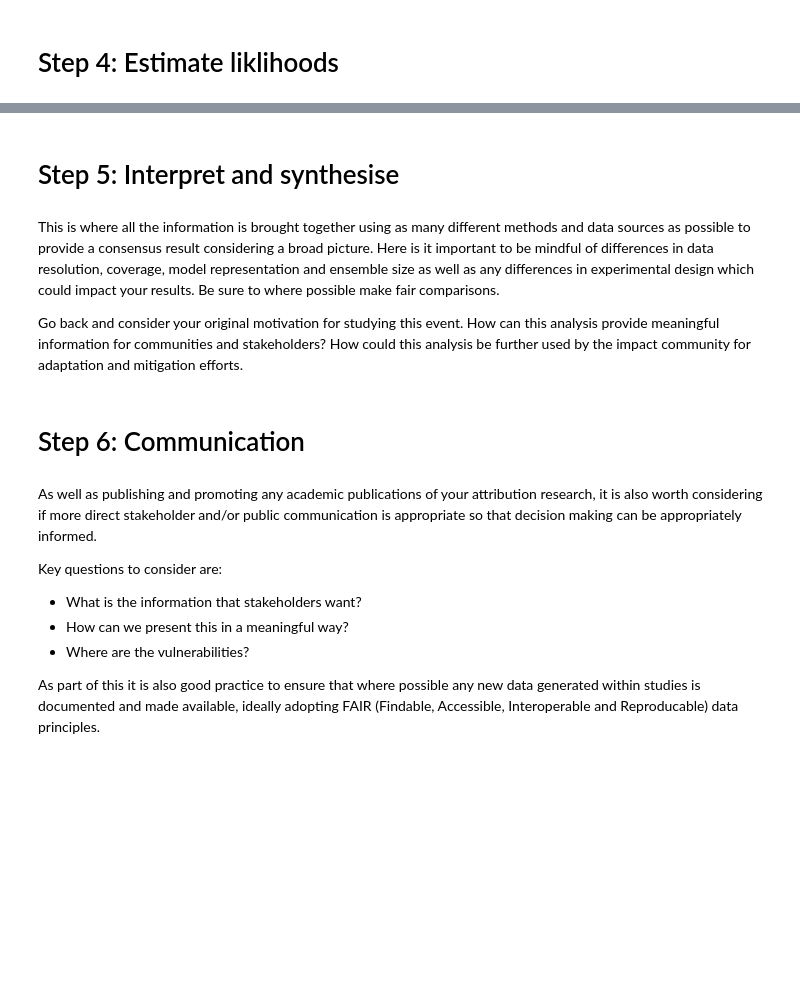
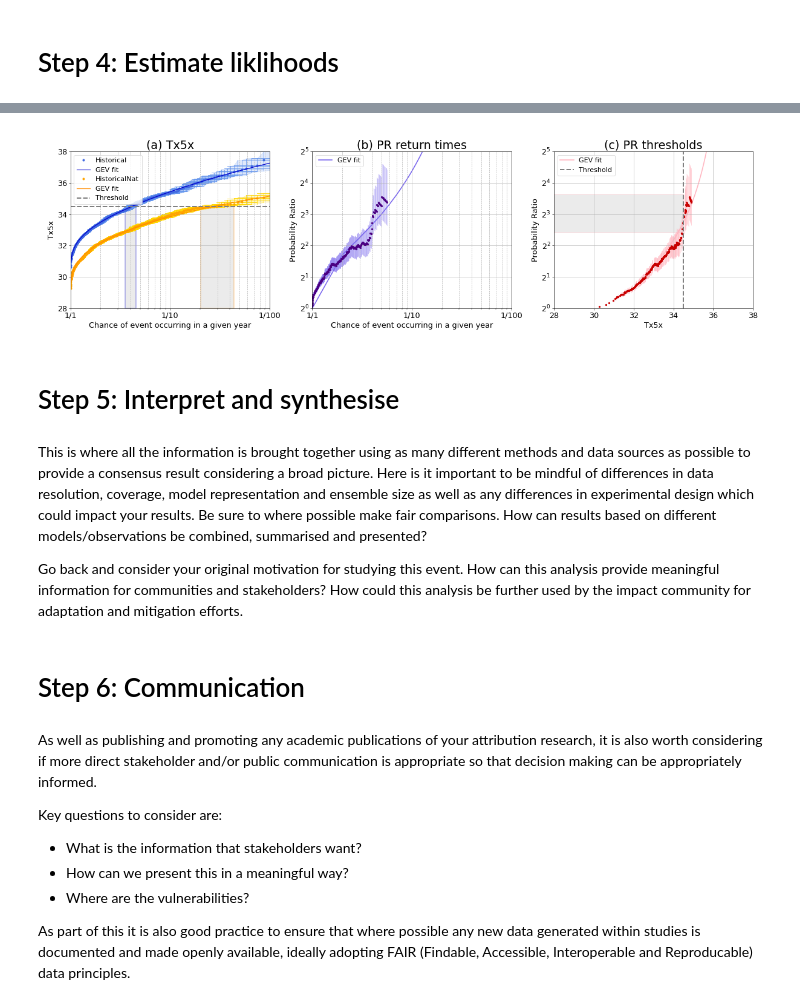
Before and after one commit to snsparrow/Attribution_workshop, a Jupyter notebook: Attribution.ipynb, the cells around one changed output, grey strips where cells are left out. Cells and saved outputs as stored; diff of their text form; code cells hidden in the pictures; blank space fills up the shorter version.

```diff
--- a/Attribution.ipynb
+++ b/Attribution.ipynb
@@ -147,7 +183,12 @@ As outlined in [Otto 2017](https://www.annualreviews.org/doi/full/10.1146/annure
+# %%
+from IPython.display import Image
+Image('/content/Attribution_workshop/Return_time_PR_Tx5x.png')
+# %% [output]
+[figure, added]
 # %% [markdown]
 # Step 5: Interpret and synthesise
 # %% [markdown]
-This is where all the information is brought together using as many different methods and data sources as possible to provide a consensus result considering a broad picture.  Here is it important to be mindful of differences in data resolution, coverage, model representation and ensemble size as well as any differences in experimental design which could impact your results.  Be sure to where possible make fair comparisons.
+This is where all the information is brought together using as many different methods and data sources as possible to provide a consensus result considering a broad picture.  Here is it important to be mindful of differences in data resolution, coverage, model representation and ensemble size as well as any differences in experimental design which could impact your results.  Be sure to where possible make fair comparisons. How can results based on different models/observations be combined, summarised and presented?
 
 Go back and consider your original motivation for studying this event.  How can this analysis provide meaningful information for communities and stakeholders?  How could this analysis be further used by the impact community for adaptation and mitigation efforts.
 # %% [markdown]
@@ -163,4 +204,4 @@ Key questions to consider are:
 *   Where are the vulnerabilities?
 
 
-As part of this it is also good practice to ensure that where possible any new data generated within studies is documented and made available, ideally adopting FAIR (Findable, Accessible, Interoperable and Reproducable) data principles.
+As part of this it is also good practice to ensure that where possible any new data generated within studies is documented and made openly available, ideally adopting FAIR (Findable, Accessible, Interoperable and Reproducable) data principles.
```
Also changed, not shown: parts of 11 cells of this notebook.
